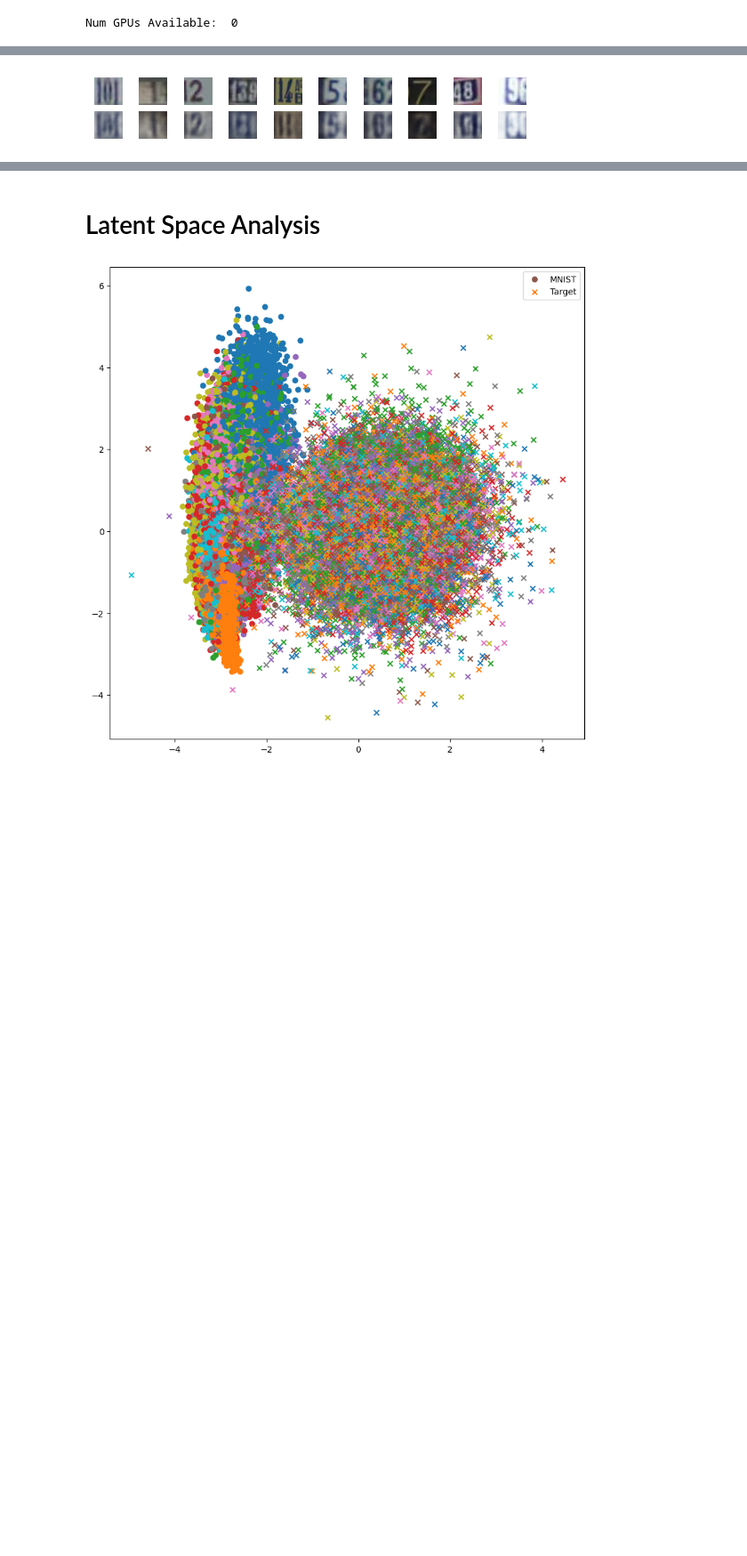
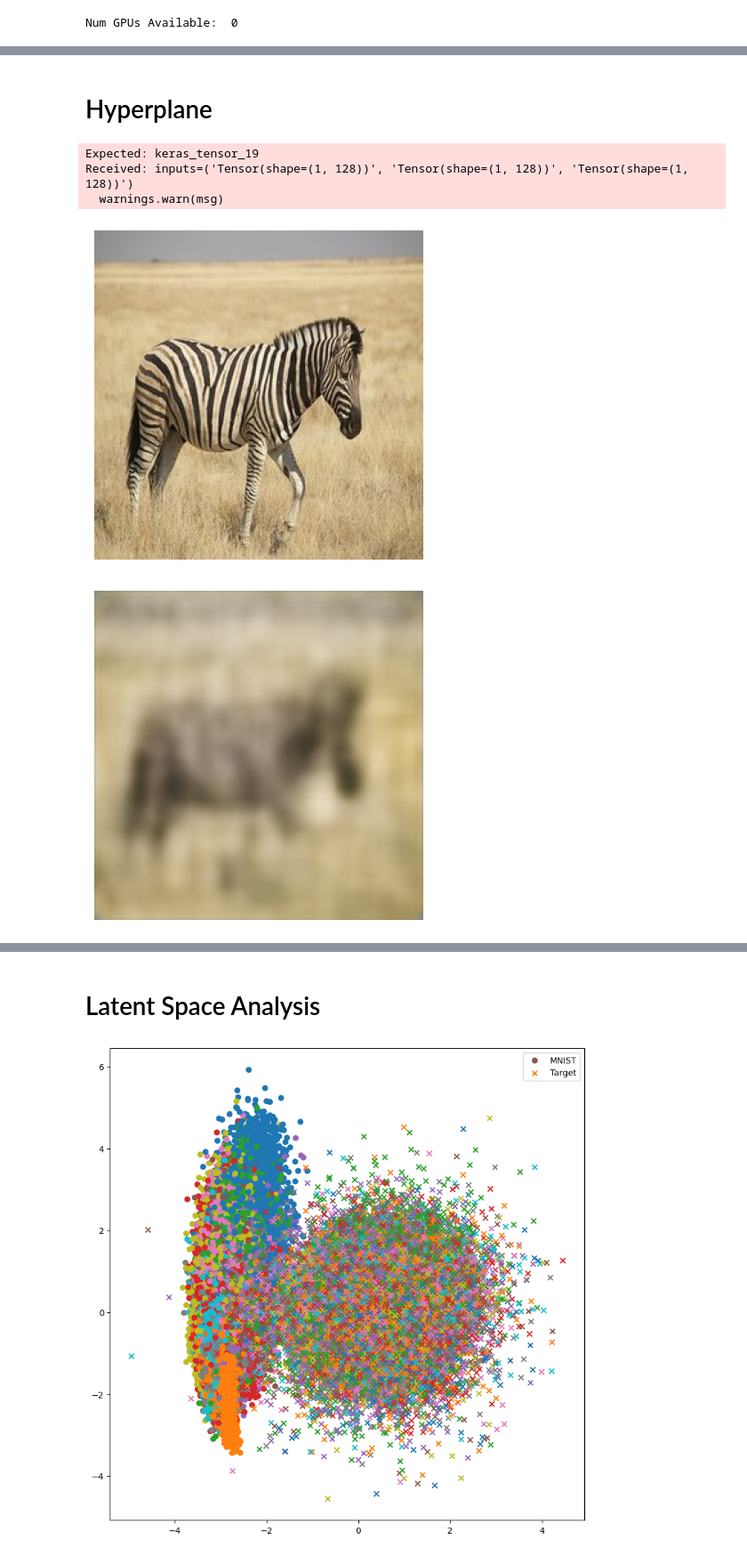
Before and after one commit to kaushithamsilva/horse2zebra, a Jupyter notebook: code/di-vae-analysis.ipynb, the cells around one changed output, grey strips where cells are left out. Shown at 89% size. Saved outputs shown, nothing was run; the diff lists cells and outputs as text; code cells hidden in the pictures; blank space fills up the shorter version.

```diff
--- a/code/di-vae-analysis.ipynb
+++ b/code/di-vae-analysis.ipynb
@@ -75,20 +67,0 @@ plt.imshow(reconstructed_sample.numpy().reshape(32,32, 3))
-# %%
-index = np.random.choice(np.where((y_svhn == 9) | (y_svhn == 8))[0])
-sample = x_svhn[index]
-reconstructed_sample, z_mean, _ = vae_model(sample[tf.newaxis, ...])
-
-
-# Plot the traversals
-plt.figure(figsize=(4, 2))
-plt.rcParams.update({'axes.titlesize': 8})
-plt.subplot(1, 2, 1)
-plt.tight_layout()
-plt.title(f"Original")
-plt.imshow(sample.reshape(32, 32, 3))
-plt.axis('off')
-
-plt.subplot(1, 2, 2)
-plt.tight_layout()
-plt.title(f"Reconstructed")
-plt.imshow(reconstructed_sample.numpy().reshape(32, 32, 3))
-plt.axis('off')
@@ -118,20 +68,2 @@ for i in range(10):
-# %%
-import numpy as np
-import matplotlib.pyplot as plt
-# select 10 random samples from each class from the mnist dataset
-
-plt.figure()
-for i in range(10):
-    index = np.random.choice(np.where(y_svhn == i)[0])
-    sample = x_svhn[index]
-    reconstructed_sample, _, _ = vae_model(sample[tf.newaxis, ...])
-
-    # plot as subplots in a 10x10 grid
-    plt.subplot(10, 10, i+1)
-    plt.imshow(sample)
-    plt.axis('off')
-    plt.subplot(10, 10, i+11)
-    plt.imshow(reconstructed_sample.numpy().reshape(32, 32, 3))
-    plt.axis('off')
-# %% [output]
-[figure, removed]
+# %% [markdown]
+# Hyperplane
@@ -137,0 +74,36 @@ for i in range(10):
+# %%
+import random
+x_batch, y_batch = zebra_batch
+
+# randomly select an index (0, 32)
+index = random.randint(0, 32)
+z = vae_model.encode(x_batch[index:index+1])
+reconstruction = vae_model.decode(z)
+
+# plot original
+plt.figure()
+plt.axis("off")
+plt.imshow(x_batch[index])
+plt.show()
+
+
+plt.figure()
+plt.axis("off")
+plt.imshow(reconstruction[0])
+plt.show()
+
+z_mirror = domain_hyperplane.get_mirror_image(z[0])
+
+# decode z_mirror : expecting a horse
+synthesis = vae_model.decode(z_mirror)
+
+plt.figure()
+plt.axis("off")
+plt.imshow(synthesis[0])
+plt.show()
+# %% [output]
+Expected: keras_tensor_19
+Received: inputs=('Tensor(shape=(1, 128))', 'Tensor(shape=(1, 128))', 'Tensor(shape=(1, 128))')
+  warnings.warn(msg)
+[figure, added]
+[figure, added]
```
Also changed, not shown: parts of 11 cells of this notebook, 1 other file.
